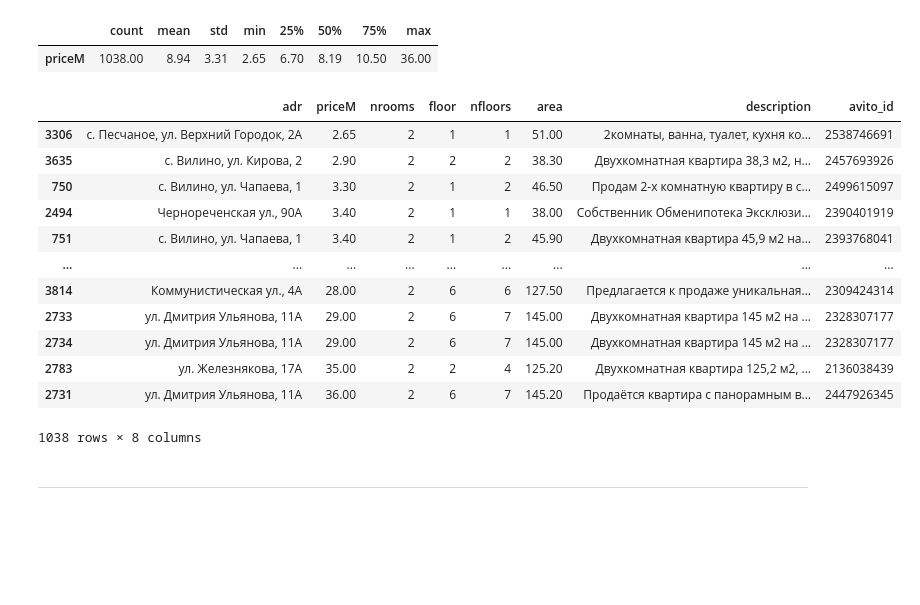
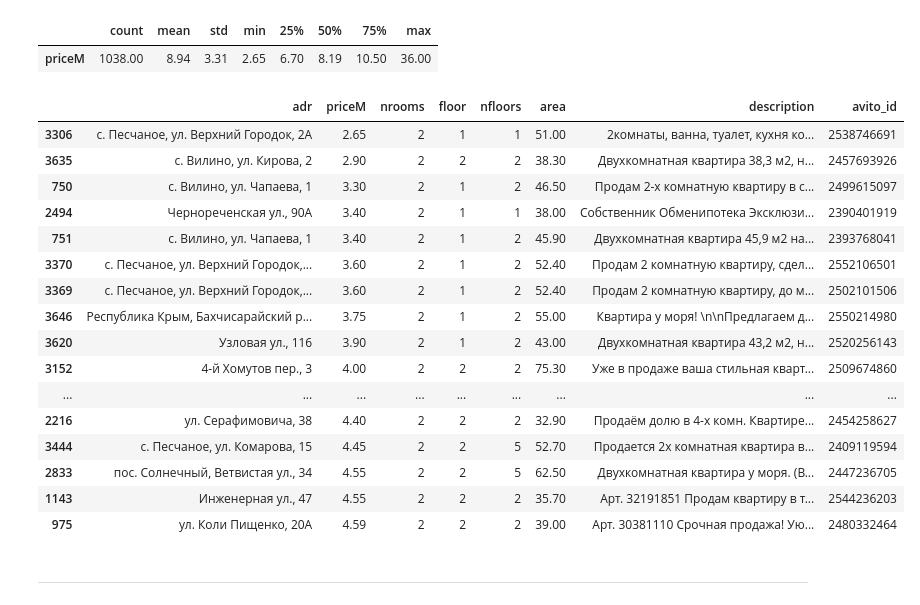
Before and after one commit to smechanoid/avito-parser, a Jupyter notebook: 03-analysis.ipynb, the cells around one changed output. Saved outputs shown, nothing was run; the diff lists cells and outputs as text; code cells hidden in the pictures; blank space fills up the shorter version.

```diff
--- a/03-analysis.ipynb
+++ b/03-analysis.ipynb
@@ -48,7 +48,8 @@ memory usage: 494.1+ KB
 # %%
 df_ = df.query(
     '~(is_studio|is_apartment|is_part|is_auction|is_openspace|is_SNT|is_roof)'
-    '&(nrooms==2)')
+    '&(nrooms==2)'
+)
 
 df_[['priceM']].describe().T
 # %% [output]
@@ -56,21 +57,25 @@ df_[['priceM']].describe().T
 | priceM | 1038.00 | 8.94 | 3.31 | 2.65 | 6.70 | 8.19 | 10.50 | 36.00 |
 # %%
 cols = ['adr', 'priceM', 'nrooms', 'floor', 'nfloors', 'area', 'description', 'avito_id',]
-df_[cols].sort_values(by=['priceM'])
+df_[cols].sort_values(by=['priceM'])[:20]
 # %% [output]
 |  | adr | priceM | nrooms | floor | nfloors | area | description | avito_id |
 | 3306 | с. Песчаное, ул. Верхний Городок, 2А | 2.65 | 2 | 1 | 1 | 51.00 | 2комнаты, ванна, туалет, кухня ко... | 2538746691 |
 | 3635 | с. Вилино, ул. Кирова, 2 | 2.90 | 2 | 2 | 2 | 38.30 | Двухкомнатная квартира 38,3 м2, н... | 2457693926 |
 | 750 | с. Вилино, ул. Чапаева, 1 | 3.30 | 2 | 1 | 2 | 46.50 | Продам 2-х комнатную квартиру в с... | 2499615097 |
 | 2494 | Чернореченская ул., 90А | 3.40 | 2 | 1 | 1 | 38.00 | Собственник Обменипотека Эксклюзи... | 2390401919 |
 | 751 | с. Вилино, ул. Чапаева, 1 | 3.40 | 2 | 1 | 2 | 45.90 | Двухкомнатная квартира 45,9 м2 на... | 2393768041 |
+| 3370 | с. Песчаное, ул. Верхний Городок,... | 3.60 | 2 | 1 | 2 | 52.40 | Продам 2 комнатную квартиру, сдел... | 2552106501 |
+| 3369 | с. Песчаное, ул. Верхний Городок,... | 3.60 | 2 | 1 | 2 | 52.40 | Продам 2 комнатную квартиру, до м... | 2502101506 |
+| 3646 | Республика Крым, Бахчисарайский р... | 3.75 | 2 | 1 | 2 | 55.00 | Квартира у моря! \n\nПредлагаем д... | 2550214980 |
+| 3620 | Узловая ул., 116 | 3.90 | 2 | 1 | 2 | 43.00 | Двухкомнатная квартира 43,2 м2, н... | 2520256143 |
+| 3152 | 4-й Хомутов пер., 3 | 4.00 | 2 | 2 | 2 | 75.30 | Уже в продаже ваша стильная кварт... | 2509674860 |
 | ... | ... | ... | ... | ... | ... | ... | ... | ... |
-| 3814 | Коммунистическая ул., 4А | 28.00 | 2 | 6 | 6 | 127.50 | Предлагается к продаже уникальная... | 2309424314 |
-| 2733 | ул. Дмитрия Ульянова, 11А | 29.00 | 2 | 6 | 7 | 145.00 | Двухкомнатная квартира 145 м2 на ... | 2328307177 |
-| 2734 | ул. Дмитрия Ульянова, 11А | 29.00 | 2 | 6 | 7 | 145.00 | Двухкомнатная квартира 145 м2 на ... | 2328307177 |
-| 2783 | ул. Железнякова, 17А | 35.00 | 2 | 2 | 4 | 125.20 | Двухкомнатная квартира 125,2 м2, ... | 2136038439 |
-| 2731 | ул. Дмитрия Ульянова, 11А | 36.00 | 2 | 6 | 7 | 145.20 | Продаётся квартира с панорамным в... | 2447926345 |
+| 2216 | ул. Серафимовича, 38 | 4.40 | 2 | 2 | 2 | 32.90 | Продаём долю в 4-х комн. Квартире... | 2454258627 |
+| 3444 | с. Песчаное, ул. Комарова, 15 | 4.45 | 2 | 2 | 5 | 52.70 | Продается 2х комнатная квартира в... | 2409119594 |
+| 2833 | пос. Солнечный, Ветвистая ул., 34 | 4.55 | 2 | 2 | 5 | 62.50 | Двухкомнатная квартира у моря. (В... | 2447236705 |
+| 1143 | Инженерная ул., 47 | 4.55 | 2 | 2 | 2 | 35.70 | Арт. 32191851 Продам квартиру в т... | 2544236203 |
+| 975 | ул. Коли Пищенко, 20А | 4.59 | 2 | 2 | 2 | 39.00 | Арт. 30381110 Срочная продажа! Ую... | 2480332464 |
-1038 rows × 8 columns
 # %% [markdown]
 ----
 # %%
```
Also changed, not shown: parts of 4 cells of this notebook, 3 other files.
